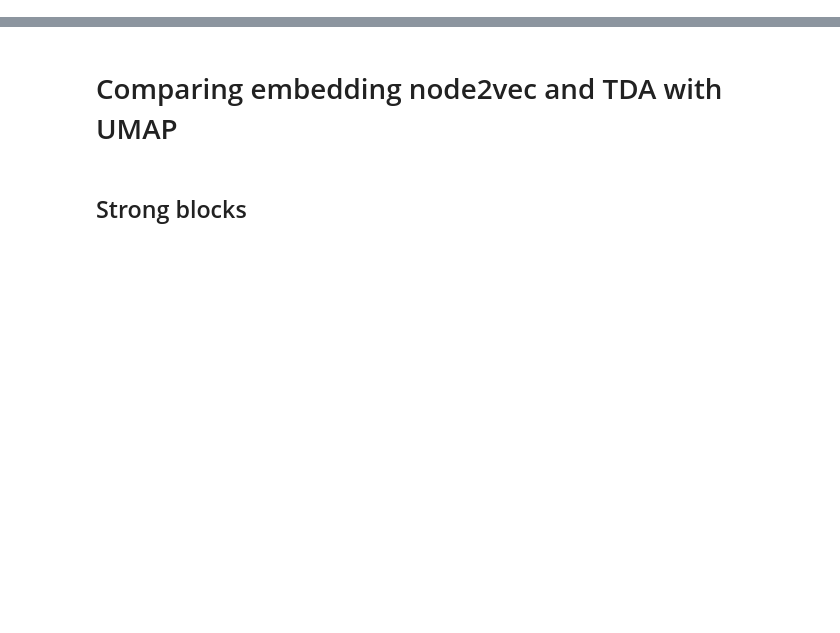
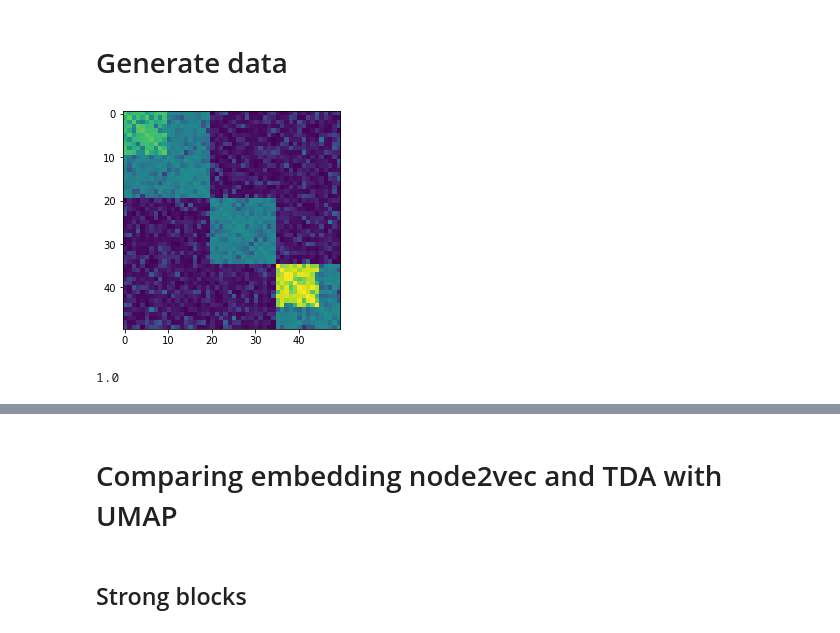
Before and after one commit to iknyazeva/WSBM, a Jupyter notebook: ProcessEmbedding.ipynb, the cells around one changed output, grey strips where cells are left out. Saved outputs shown, nothing was run; the diff lists cells and outputs as text; code cells hidden in the pictures; blank space fills up the shorter version.

```diff
--- a/ProcessEmbedding.ipynb
+++ b/ProcessEmbedding.ipynb
@@ -13 +15,3 @@ import matplotlib.pyplot as plt
 %matplotlib inline
+# %% [markdown]
+# Generate data
@@ -13,0 +20,18 @@ import matplotlib.pyplot as plt
+# %%
+n=50
+pi_vector=[0.4,0.3,0.3]
+theta_in=2
+theta_out=-2
+n_blocks=[1,3]
+enh_params=[1.5,2]
+wAdj=generate_wsbm_adj(n,pi_vector,theta_in,theta_out)
+wAdj_emb=wsbm_built_in_block(n,pi_vector,wAdj,n_blocks,enh_params)
+wAdj_emb = wAdj_emb/np.max(wAdj_emb)
+plt.imshow(wAdj_emb)
+savemat("wsbm_embedded.mat",mdict={"wsbm_emb":wAdj_emb})
+# %% [output]
+[figure, added]
+# %%
+np.max(wAdj_emb)
+# %% [output]
+1.0
```
Also changed, not shown: parts of 47 cells of this notebook, 1 other file.
